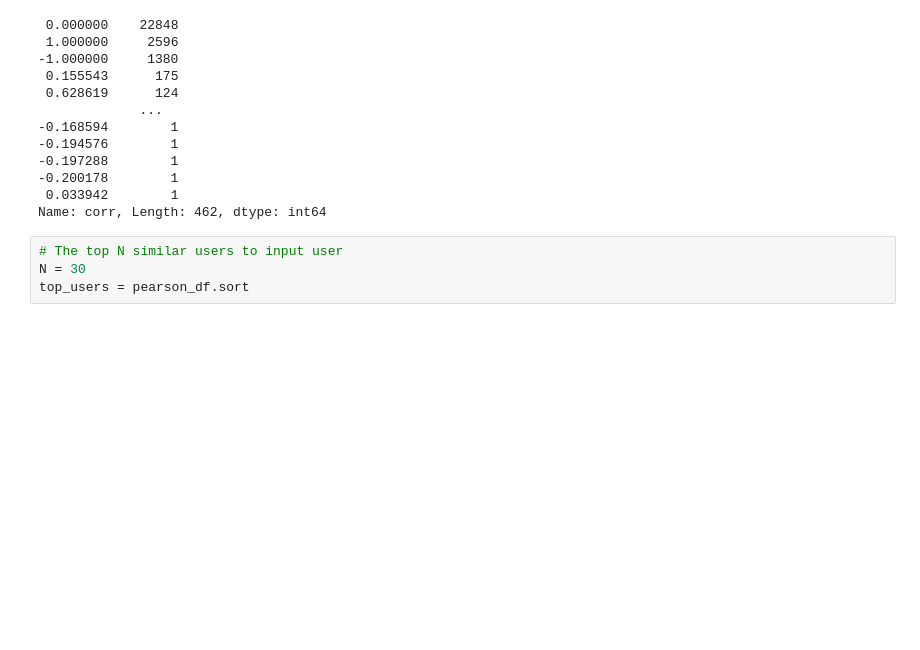
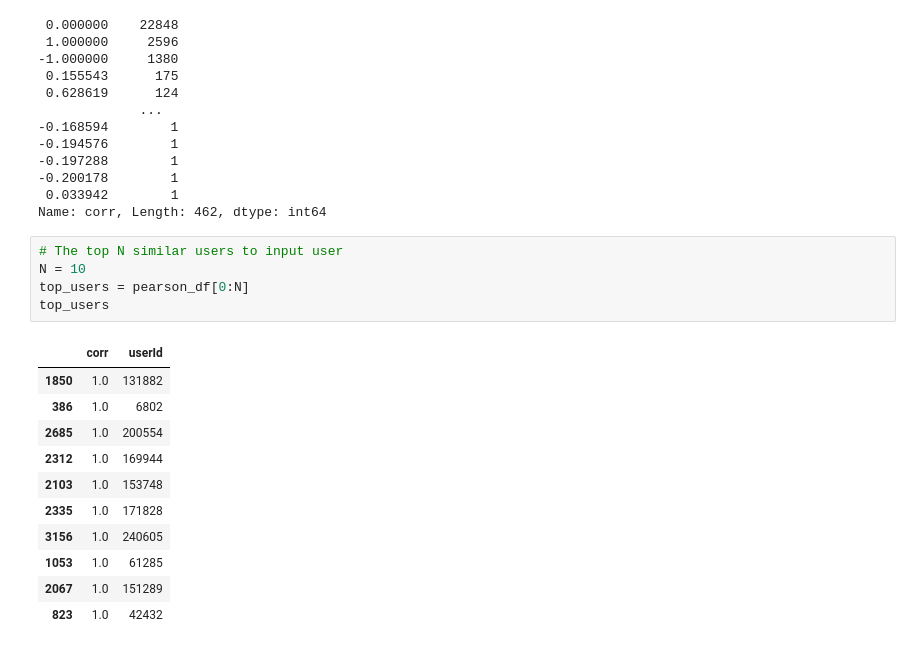
Before and after one commit to vaibhav-shaharwale/Recommendation-Systems, a Jupyter notebook: Collaborative Filtering.ipynb, the cells around one changed output. Drawn from its saved outputs; the diff is of its cells as text; blank space fills up the shorter version.

```diff
--- a/Collaborative Filtering.ipynb
+++ b/Collaborative Filtering.ipynb
@@ -291,5 +321,18 @@ pearson_df['corr'].value_counts()
 Name: corr, Length: 462, dtype: int64
 # %%
 # The top N similar users to input user
-N = 30
-top_users = pearson_df.sort
+N = 10
+top_users = pearson_df[0:N]
+top_users
+# %% [output]
+|  | corr | userId |
+| 1850 | 1.0 | 131882 |
+| 386 | 1.0 | 6802 |
+| 2685 | 1.0 | 200554 |
+| 2312 | 1.0 | 169944 |
+| 2103 | 1.0 | 153748 |
+| 2335 | 1.0 | 171828 |
+| 3156 | 1.0 | 240605 |
+| 1053 | 1.0 | 61285 |
+| 2067 | 1.0 | 151289 |
+| 823 | 1.0 | 42432 |
```
Also changed, not shown: parts of 17 cells of this notebook.
